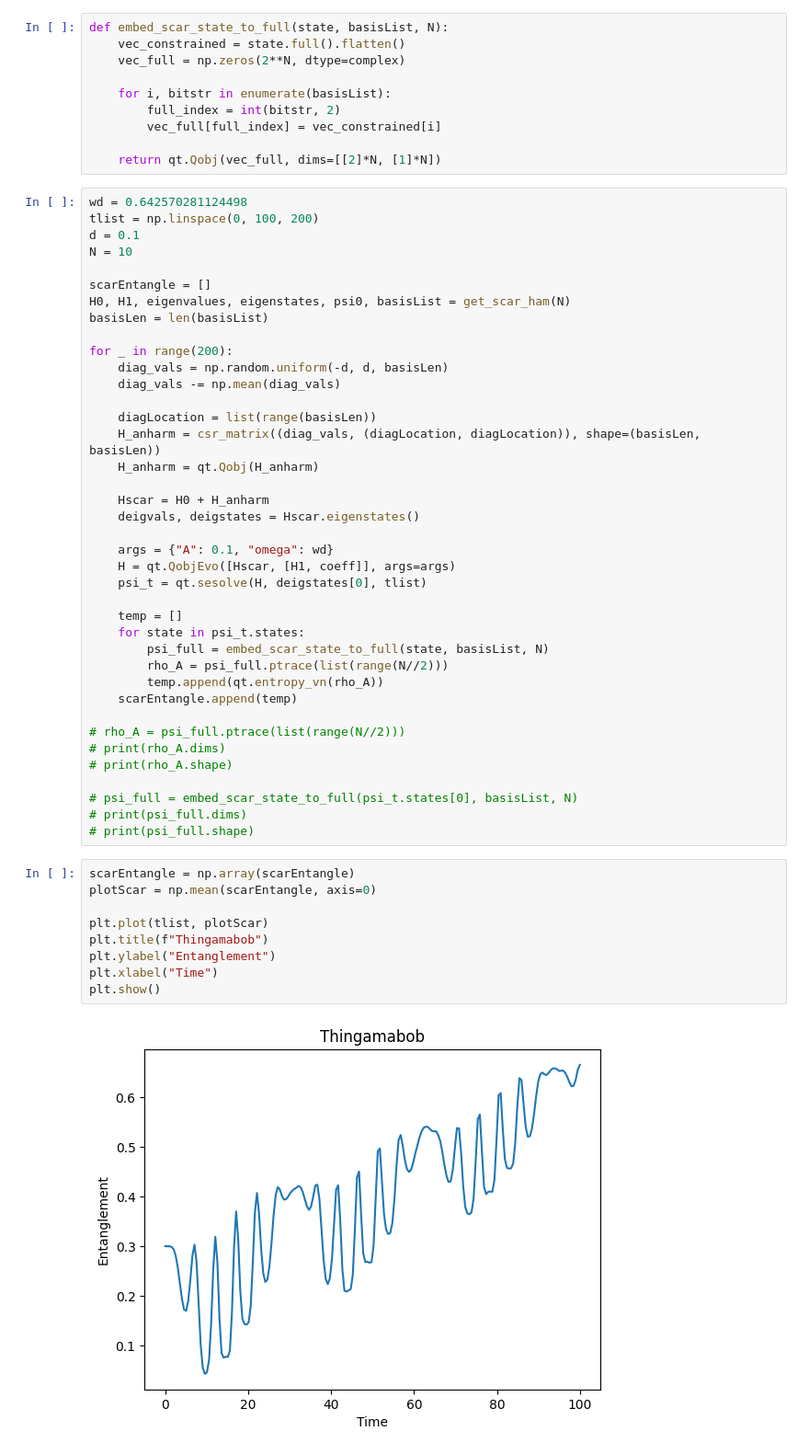
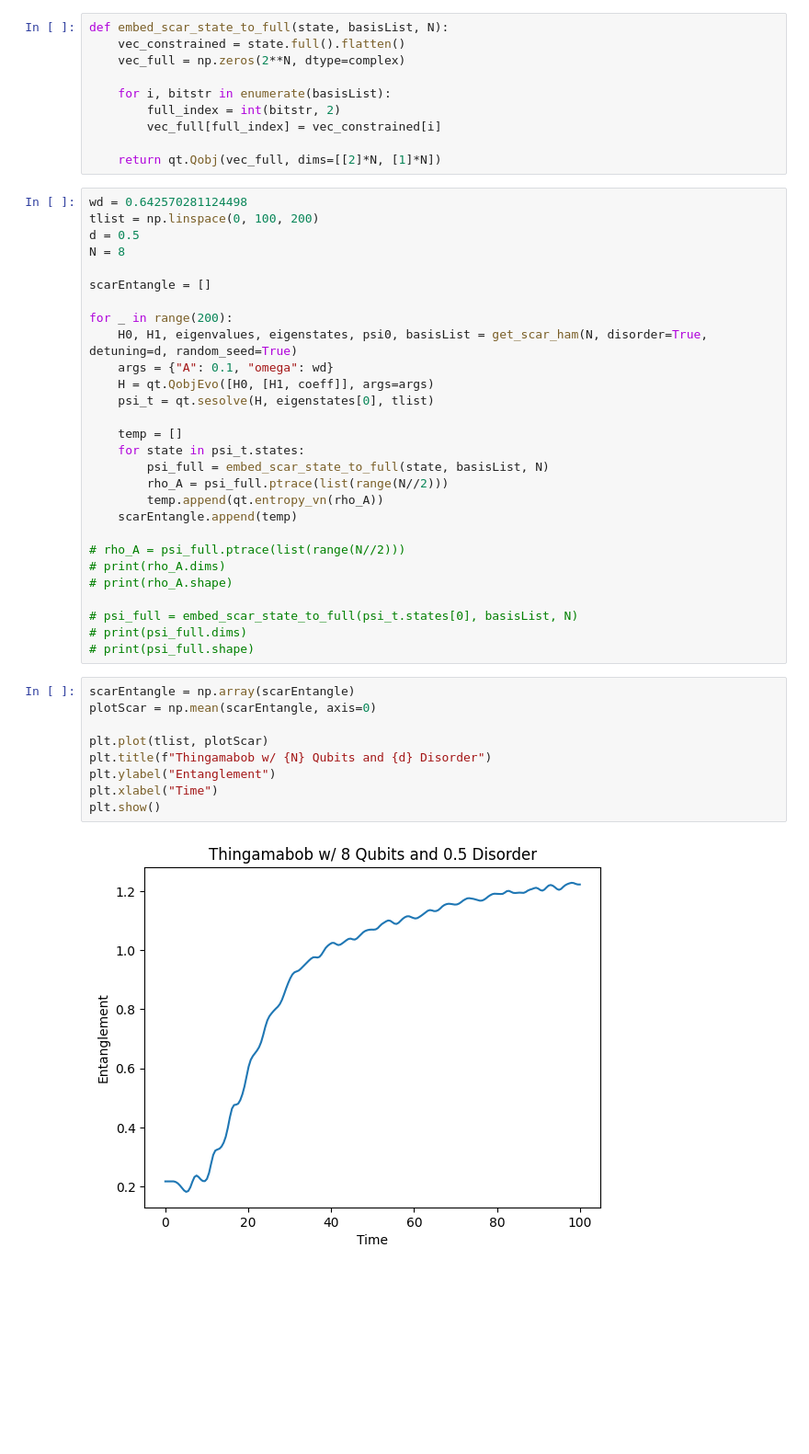
Before and after one commit to Idden/Quantum-Internship, a Jupyter notebook: Quantum_Batteries_Scars/disorder_tests/test4.ipynb, the cells around one changed output. Shown at 92% size. Saved outputs shown, nothing was run; the diff lists cells and outputs as text; blank space fills up the shorter version.

Commit message:
rerun tests on fixed disorder hamiltonian

```diff
--- a/Quantum_Batteries_Scars/disorder_tests/test4.ipynb
+++ b/Quantum_Batteries_Scars/disorder_tests/test4.ipynb
@@ -22,27 +22,16 @@ def embed_scar_state_to_full(state, basisList, N):
 # %%
 wd = 0.642570281124498
 tlist = np.linspace(0, 100, 200)
-d = 0.1
-N = 10
+d = 0.5
+N = 8
 
 scarEntangle = []
-H0, H1, eigenvalues, eigenstates, psi0, basisList = get_scar_ham(N)
-basisLen = len(basisList)
 
 for _ in range(200):
-    diag_vals = np.random.uniform(-d, d, basisLen)
-    diag_vals -= np.mean(diag_vals)
-
-    diagLocation = list(range(basisLen))
-    H_anharm = csr_matrix((diag_vals, (diagLocation, diagLocation)), shape=(basisLen, basisLen))
-    H_anharm = qt.Qobj(H_anharm)
-
-    Hscar = H0 + H_anharm
-    deigvals, deigstates = Hscar.eigenstates()
-
+    H0, H1, eigenvalues, eigenstates, psi0, basisList = get_scar_ham(N, disorder=True, detuning=d, random_seed=True)
     args = {"A": 0.1, "omega": wd}
-    H = qt.QobjEvo([Hscar, [H1, coeff]], args=args)
-    psi_t = qt.sesolve(H, deigstates[0], tlist)
+    H = qt.QobjEvo([H0, [H1, coeff]], args=args)
+    psi_t = qt.sesolve(H, eigenstates[0], tlist)
 
     temp = []
     for state in psi_t.states:
@@ -61,11 +50,11 @@ for _ in range(200):
 # %%
 scarEntangle = np.array(scarEntangle)
 plotScar = np.mean(scarEntangle, axis=0)
 
 plt.plot(tlist, plotScar)
-plt.title(f"Thingamabob")
+plt.title(f"Thingamabob w/ {N} Qubits and {d} Disorder")
 plt.ylabel("Entanglement")
 plt.xlabel("Time")
 plt.show()
 # %% [output]
-[figure, old version]
+[figure, new version]
```
Also changed, not shown: 6 other files.
